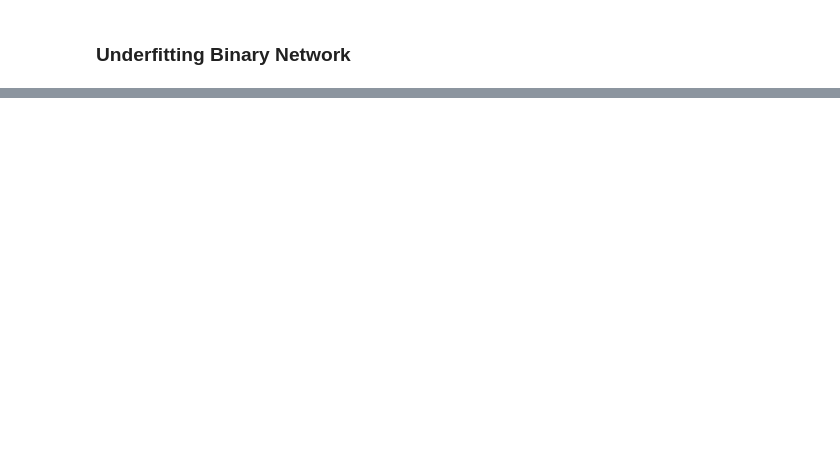
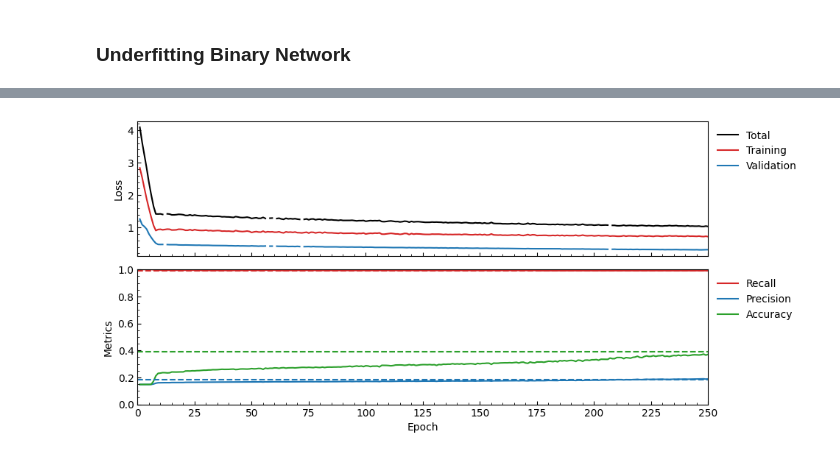
Before and after one commit to Lolle2001/ml-gw-project, a Jupyter notebook: main/main.ipynb, the cells around one changed output, grey strips where cells are left out. Drawn from its saved outputs; the diff is of its cells as text; code cells hidden in the pictures; blank space fills up the shorter version.

```diff
--- a/main/main.ipynb
+++ b/main/main.ipynb
@@ -339,0 +122,3 @@ fig.savefig(f"{multi_model_directory}/figures/performance-overview-1.pdf", bbox_
+# %%
+binary_frame_2 = run_binary_network_undersampled()
+torch.cuda.empty_cache()
@@ -339,0 +129,48 @@ fig.savefig(f"{multi_model_directory}/figures/performance-overview-1.pdf", bbox_
+# %%
+
+fig, ax = plt.subplots(2, 1, figsize = (10,5), squeeze=False, sharex=True)
+
+
+epochs = np.arange(1, binary_frame_2.number_of_epochs+1, 1)
+
+pu.plot_loss(ax[0,0], epochs, binary_frame_2.training_loss, binary_frame_2.validiation_loss)
+pu.plot_confusion(ax[1,0],epochs, binary_frame_2.con_matrix_per_epoch, 0)
+# ax[0,0].plot(epochs, binary_frame_2.recall, color = "blue", linestyle ="dashed")
+
+
+ax[0,0].set_xticks(
+    np.arange(0, binary_frame_2.number_of_epochs + 1, binary_frame_2.number_of_epochs // 10)
+)
+ax[1,0].set_xticks(
+    np.arange(0, binary_frame_2.number_of_epochs + 1, binary_frame_2.number_of_epochs // 10)
+)
+if binary_frame_2.number_of_epochs // 50 >0:
+    ax[1,0].xaxis.set_minor_locator(MultipleLocator(binary_frame_2.number_of_epochs//50))
+    ax[0,0].xaxis.set_minor_locator(MultipleLocator(binary_frame_2.number_of_epochs//50))
+ax[1,0].yaxis.set_minor_locator(AutoMinorLocator())
+ax[0,0].yaxis.set_minor_locator(AutoMinorLocator())
+ax[1,0].set_xlim(0, binary_frame_2.number_of_epochs)
+ax[1,0].set_ylim(0, 1)
+# if np.ceil(binary_frame_2.training_loss+ binary_frame_2.validiation_loss).max() != None:
+#     ax[0,0].set_ylim(0,np.ceil(binary_frame_2.training_loss+ binary_frame_2.validiation_loss).max())
+ax[0,0].set_xlim(0, binary_frame_2.number_of_epochs)
+
+ax[1,0].set_xlabel("Epoch")
+
+ax[1,0].axhline(binary_frame_2.test_accuracy, label = r"Accuracy(test)", zorder = 1, color = "tab:green", linestyle = "dashed")
+ax[1,0].axhline(binary_frame_2.test_precision, label = r"Precision(test)", zorder = 1, color = "tab:blue", linestyle = "dashed")
+ax[1,0].axhline(binary_frame_2.test_recall, label = r"Recall(test)", zorder = 1, color = "tab:red", linestyle = "dashed")
+
+
+fig.subplots_adjust(hspace=0.1)
+
+ax[0,0].tick_params(axis="y",direction="in",which="both")
+ax[0,0].tick_params(axis="x",direction="in",which="both")
+
+ax[1,0].tick_params(axis="y",direction="in",which="both")
+ax[1,0].tick_params(axis="x",direction="in",which="both")
+
+fig.savefig(f"{binary_model_directory}/figures/performance-overview-1.pdf", bbox_inches = "tight")
+fig.savefig(f"{binary_model_directory}/figures/performance-overview-1.png", bbox_inches = "tight")
+# %% [output]
+[figure, added]
```
Also changed, not shown: parts of 14 cells of this notebook, 34 other files.
